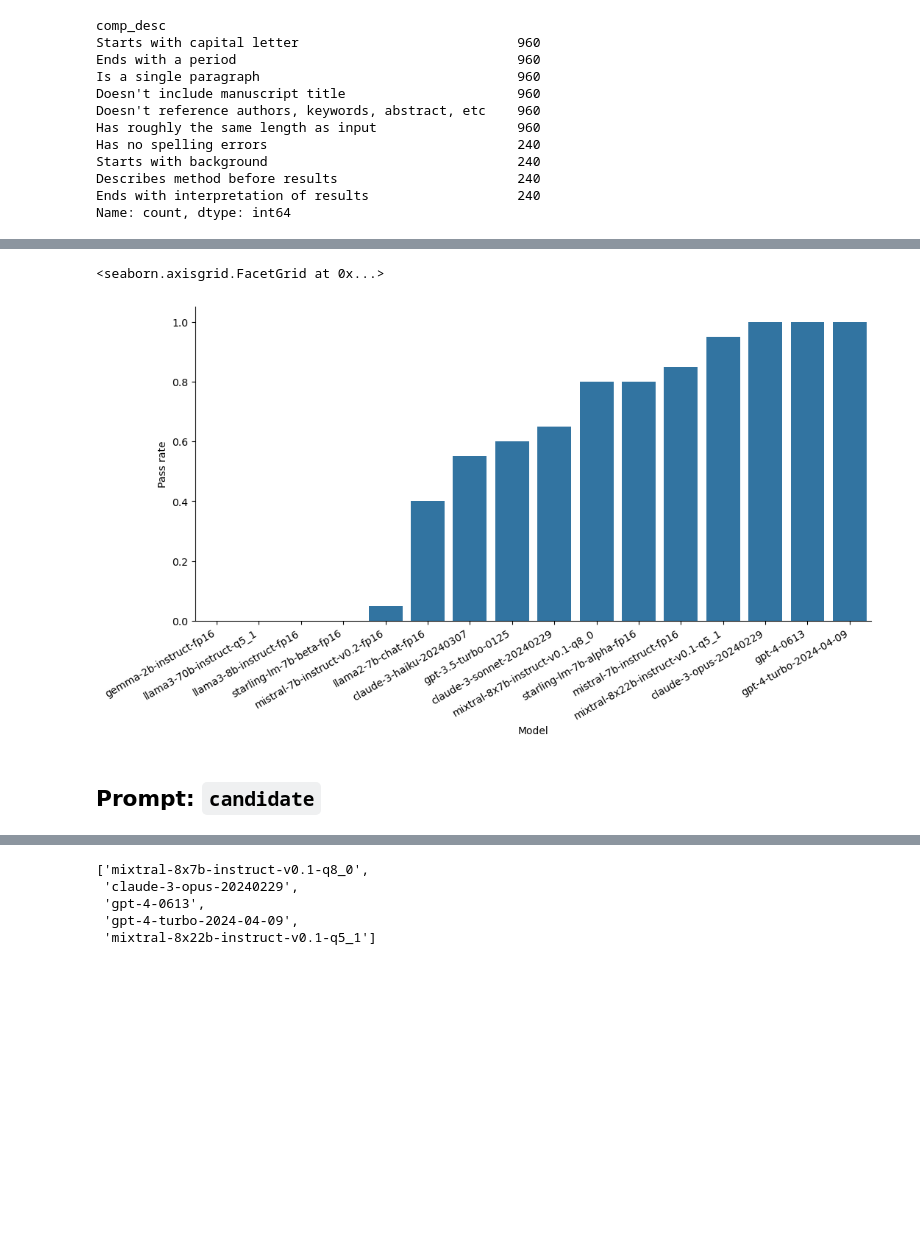
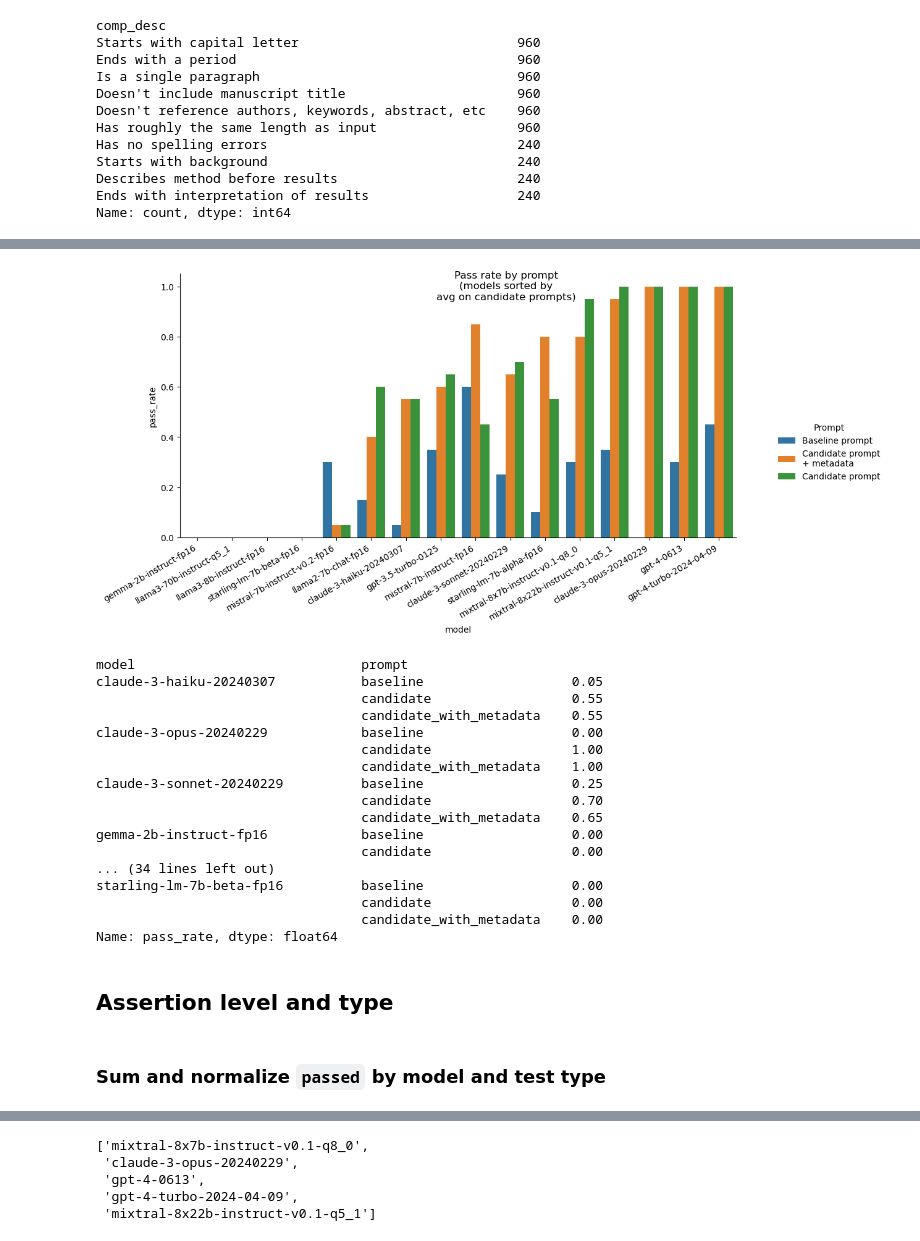
Before and after one commit to pivlab/manubot-ai-editor-evals, a Jupyter notebook: nbs/section_summary/01-abstract.ipynb, the cells around one changed output, grey strips where cells are left out. Saved outputs shown, nothing was run; the diff lists cells and outputs as text; code cells hidden in the pictures; blank space fills up the shorter version.

```diff
--- a/nbs/section_summary/01-abstract.ipynb
+++ b/nbs/section_summary/01-abstract.ipynb
@@ -153,0 +189,4 @@ results.groupby(["model", "prompt"]).count()
+# %%
+assert passed_unique.unique().shape[0] == 1
+n_tests_per_group = float(passed_unique.unique()[0])
+display(n_tests_per_group)
@@ -154,7 +195,2 @@ results.groupby(["model", "prompt"]).count()
 # %%
-pass_rate = (
-    results[results["prompt"].isin(("candidate_with_metadata",))]
-    .groupby(["model"])["passed"]
-    .sum()
-    .to_frame()
-)
+df = results.groupby(["model", "prompt"])["passed"].sum().to_frame().reset_index()
@@ -161,3 +206,3 @@ pass_rate = (
 # %%
-pass_rate = pass_rate.assign(pass_rate=lambda x: x / 140.0)
+df = df.assign(pass_rate=lambda x: x["passed"] / n_tests_per_group)
 # %%
@@ -202,3 +257,14 @@ sorted_models = (
+# %%
+# sort models by comp_score in candidate prompts only (not baseline)
+sorted_models = (
+    df[df["prompt"].isin(("candidate", "candidate_with_metadata"))]
+    .groupby("model")["pass_rate"]
+    .mean()
+    .sort_values()
+    .index.get_level_values("model")
+    .tolist()
+)
+assert len(set(sorted_models)) == len(sorted_models)
 # %%
 sorted_models[-5:]
 # %% [output]
@@ -214,18 +276,46 @@ sorted_models[-5:]
 # %%
 g = sns.catplot(
-    data=pass_rate,
+    data=df,
     x="model",
     y="pass_rate",
-    # hue="prompt",
+    hue="prompt",
+    hue_order=["baseline", "candidate_with_metadata", "candidate"],
     kind="bar",
     order=sorted_models,
-    errorbar=None,
+    # errorbar=None,
     aspect=2,
 )
+g.fig.suptitle("Pass rate by prompt\n(models sorted by\navg on candidate prompts)")
 g.set_xticklabels(rotation=30, ha="right")
-g.set(xlabel="Model", ylabel="Pass rate")
+
+g._legend.set_title("Prompt")
+new_labels = ["Baseline prompt", "Candidate prompt\n+ metadata", "Candidate prompt"]
+for t, l in zip(g._legend.texts, new_labels):
+    t.set_text(l)
 # %% [output]
-<seaborn.axisgrid.FacetGrid at 0x...>
-[figure, old version]
+[figure, new version]
-# %% [markdown]
-## Prompt: `candidate`
+# %%
+# this list is to check whether results match with those shown in the promptfoo's web interface
+df.groupby(["model", "prompt"])["pass_rate"].mean()
+# %% [output]
+model                             prompt
+claude-3-haiku-20240307           baseline                   0.05
+                                  candidate                  0.55
+                                  candidate_with_metadata    0.55
+claude-3-opus-20240229            baseline                   0.00
+                                  candidate                  1.00
+                                  candidate_with_metadata    1.00
+claude-3-sonnet-20240229          baseline                   0.25
+                                  candidate                  0.70
+                                  candidate_with_metadata    0.65
+gemma-2b-instruct-fp16            baseline                   0.00
+                                  candidate                  0.00
+... (34 lines left out)
+starling-lm-7b-beta-fp16          baseline                   0.00
+                                  candidate                  0.00
+                                  candidate_with_metadata    0.00
+Name: pass_rate, dtype: float64
+# %% [markdown]
+## Assertion level and type
+# %% [markdown]
+### Sum and normalize `passed` by model and test type
```
Also changed, not shown: parts of 154 cells of this notebook, 1 other file.
